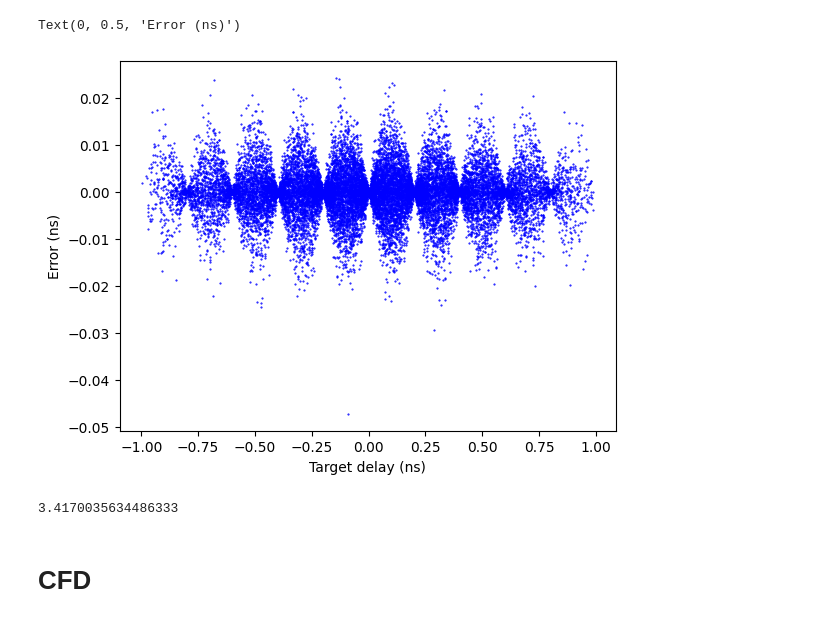
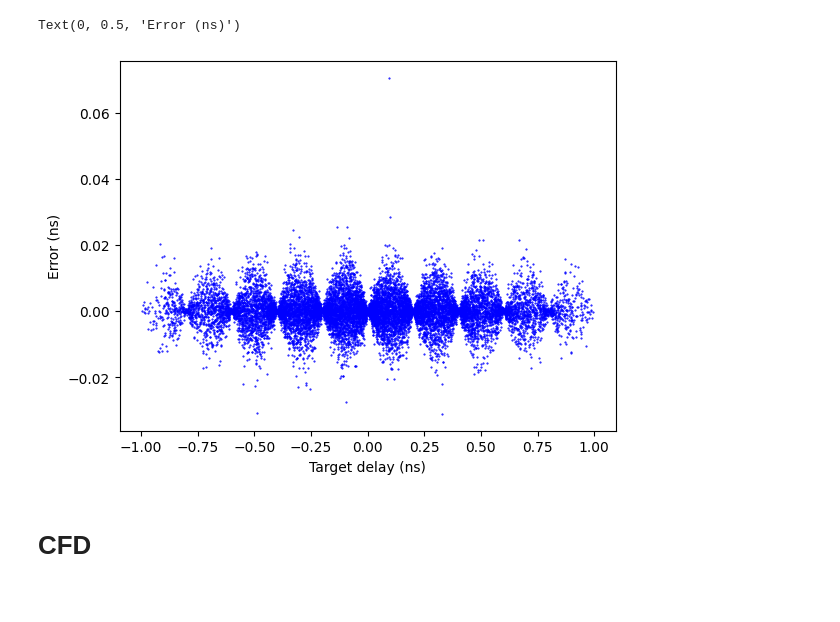
Before and after one commit to wjosefw/MLTiming, a Jupyter notebook: Traditional_methods.ipynb, the cells around one changed output. Saved outputs shown, nothing was run; the diff lists cells and outputs as text; code cells hidden in the pictures.

```diff
--- a/Traditional_methods.ipynb
+++ b/Traditional_methods.ipynb
@@ -21,5 +61,15 @@ time_step = 0.2   # In ns
 positions = np.array([0.2, 0.0, -0.2])
 # %%
 from functions import create_and_delay_pulse_pair
-data = np.concatenate((data_28,data_55,data_82), axis = 0)
+data = np.concatenate((data_28, data_55, data_82), axis = 0)
 pulsesCFD, REF_CFD = create_and_delay_pulse_pair(data[:,:,0], time_step, delay_time = 1)
+
+CFD0 = Calculate_CFD(pulsesCFD[:, :200, 0], fraction = fraction, shift = shift, time_step = time_step)
+CFD1 = Calculate_CFD(pulsesCFD[:, :200, 1], fraction = fraction, shift = shift, time_step = time_step)
+
+plt.plot(REF_CFD, CFD0 - CFD1 - REF_CFD, 'b.', markersize = 1)
+plt.xlabel('Target delay (ns)')
+plt.ylabel('Error (ns)')
+# %% [output]
+Text(0, 0.5, 'Error (ns)')
+[figure, added]
@@ -29,14 +76,3 @@ CFD1 = Calculate_CFD(pulsesCFD[:, :200, 1], fraction = 0.064, shift = 6.8, time_
-# %%
-plt.plot(REF_CFD, CFD0 - CFD1 - REF_CFD, 'b.', markersize = 1)
-plt.xlabel('Target delay (ns)')
-plt.ylabel('Error (ns)')
-# %% [output]
-Text(0, 0.5, 'Error (ns)')
-[figure, removed]
-# %%
-print(np.mean(abs(CFD0 - CFD1 - REF_CFD))*1000)
-# %% [output]
-3.4170035634486333
 # %% [markdown]
 # **CFD**
 # %%
```
Also changed, not shown: parts of 5 cells of this notebook, 5 other files.
